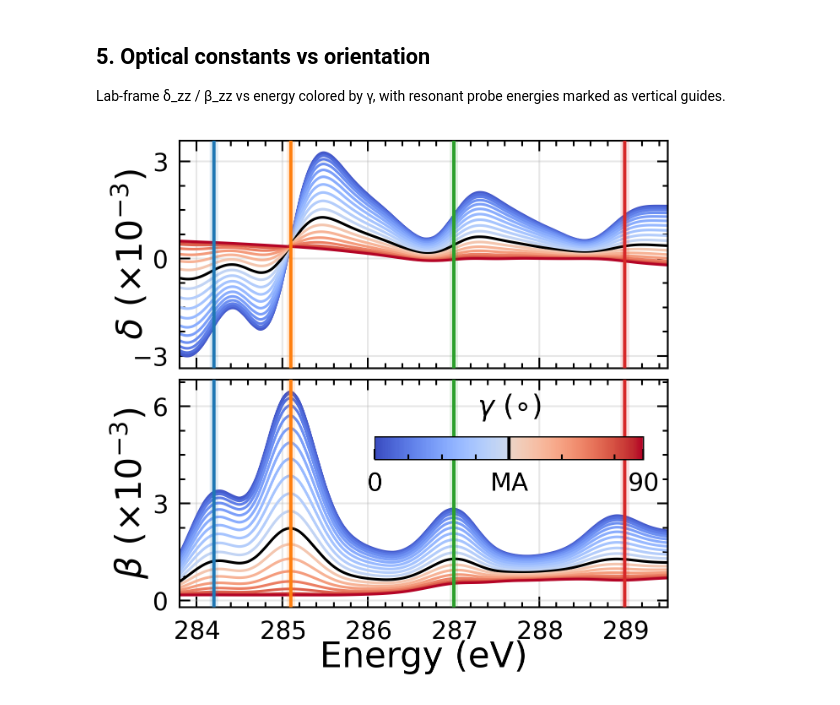
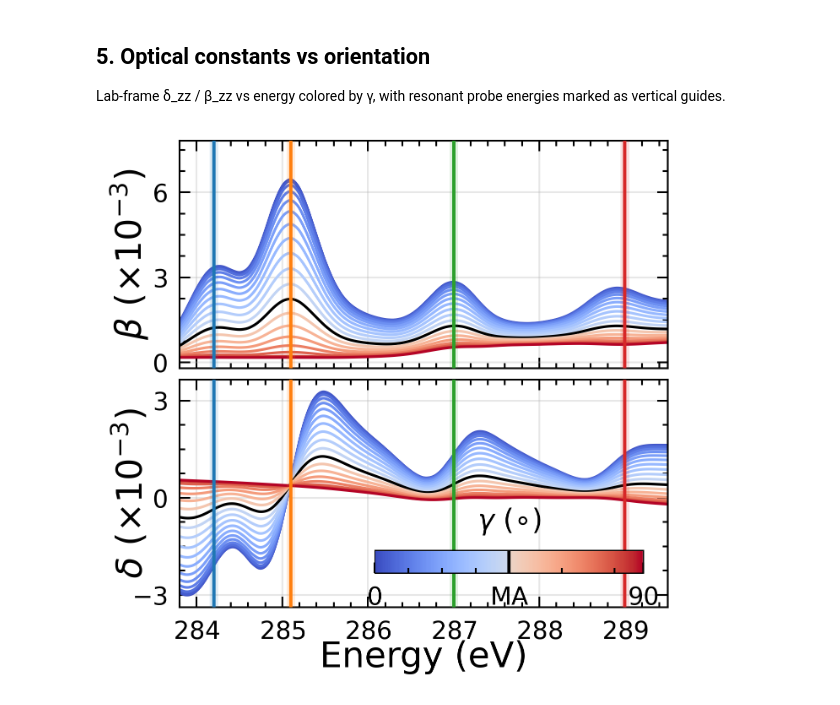
Before and after one commit to WSU-Carbon-Lab/refl-analysis, a Jupyter notebook: notebooks/manuscript/fig_2_fitting.ipynb, the cells around one changed output. Saved outputs shown, nothing was run; the diff lists cells and outputs as text; code cells hidden in the pictures.

```diff
--- a/notebooks/manuscript/fig_2_fitting.ipynb
+++ b/notebooks/manuscript/fig_2_fitting.ipynb
@@ -1632,7 +1636,7 @@ def _add_orientation_lines(ax, energy, gamma_deg, values, *, cmap, norm) -> None
 
 def _draw_inset_gamma_legend(ax, *, cmap, norm) -> None:
     """Thin horizontal gamma legend embedded in the delta panel."""
-    cax = ax.inset_axes([0.4, 0.65, 0.55, 0.1])
+    cax = ax.inset_axes([0.4, 0.15, 0.55, 0.1])
     cax.set_facecolor((1.0, 1.0, 1.0, 0.82))
     cax.patch.set_alpha(0.82)
     cb = ColorbarBase(
@@ -1694,53 +1698,56 @@ def plot_optical_orientation_panel(
         top=0.96,
         bottom=0.13,
     )
-    ax_d = fig.add_subplot(gs[0])
-    ax_b = fig.add_subplot(gs[1], sharex=ax_d)
+    ax_b = fig.add_subplot(gs[0])
+    ax_d = fig.add_subplot(gs[1], sharex=ax_b)
 
     for ax, values, ylabel, show_xlabels in (
-        (ax_d, delta_zz, r"$\delta$ ($\times 10^{-3}$)", False),
-        (ax_b, beta_zz, r"$\beta$ ($\times 10^{-3}$)", True),
+        (ax_d, delta_zz, r"$\delta$ ($\times 10^{-3}$)", True),
+        (ax_b, beta_zz, r"$\beta$ ($\times 10^{-3}$)", False),
     ):
         scaled = values * _SCALE_1E3
         y_lo, y_hi = float(scaled.min()), float(scaled.max())
         pad = 0.06 * (y_hi - y_lo if y_hi > y_lo else abs(y_hi) + 1.0)
-        ax.set_ylim(y_lo - pad, y_hi + pad)
+        if not show_xlabels:
+            ax.set_ylim(y_lo - pad, y_hi + pad + 1)
+        else:
+            ax.set_ylim(y_lo - pad, y_hi + pad)
         ax.set_xlim(energy.min(), 289.5)
         _add_resonant_vlines(ax, resonant)
         _add_orientation_lines(ax, energy, gamma_deg, scaled, cmap=cmap, norm=norm)
         _style_trace_axis(ax, ylabel=ylabel, show_xlabels=show_xlabels)
 
-    _draw_inset_gamma_legend(ax_b, cmap=cmap, norm=norm)
+    _draw_inset_gamma_legend(ax_d, cmap=cmap, norm=norm)
 
     # for i, e_p in enumerate(resonant):
     #     col = f"C{i}"
     #     ax_d.annotate(
     #         f"{e_p:g}",
     #         xy=(e_p, 1.0),
     #         xycoords=("data", "axes fraction"),
     #         xytext=(0, 2),
     #         textcoords="offset points",
     #         ha="center",
     #         va="bottom",
     #         fontsize=8,
     #         color=col,
     #         path_effects=_LABEL_HALO,
     #         zorder=4,
     #         # bold
     #         weight="bold",
     #     )
     fig.align_labels()
 
     if save_path is not None:
         path = Path(save_path)
         fig.savefig(path, dpi=600, bbox_inches="tight", transparent=True)
         fig.savefig(path.with_suffix(".pdf"), dpi=600, bbox_inches="tight", transparent=True)
 
     return fig
 
 SAVE_NAME="FIG2.3.png"
 
 _resonant_energies = [e for e in ens if e > RESONANT_EDGE]
 fig_beta_orientation = plot_optical_orientation_panel(ooc, _resonant_energies, save_path=SAVE_NAME)
 # %% [output]
-[figure, old version]
+[figure, new version]
```
Also changed, not shown: parts of 4 cells of this notebook, 39 other files.
